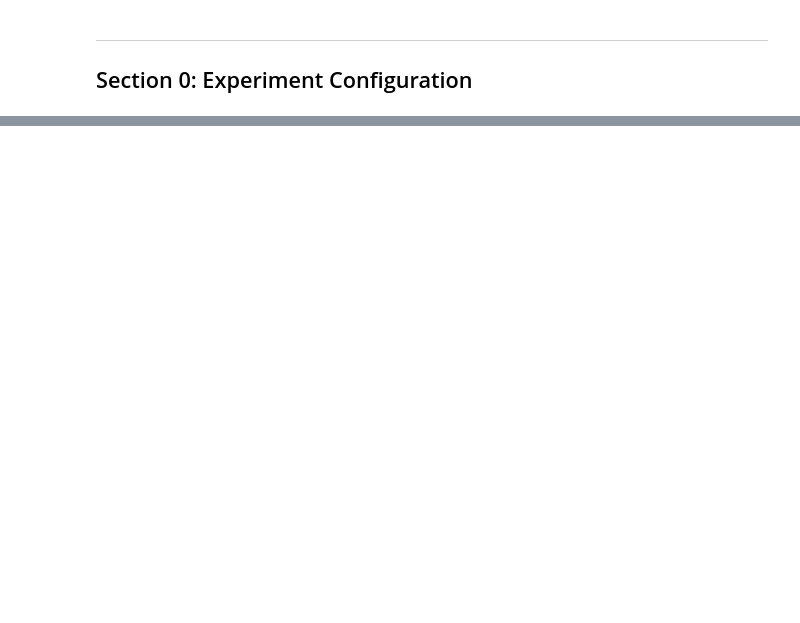
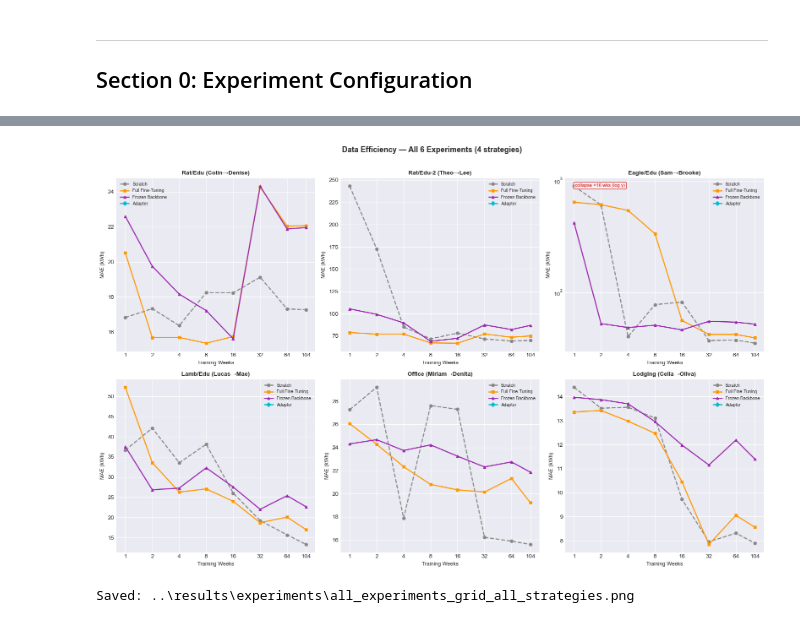
Before and after one commit to cdfelixj/energy-transfer-learning, a Jupyter notebook: notebooks/model_evaluation_analysis.ipynb, the cells around one changed output, grey strips where cells are left out. Cells and saved outputs as stored; diff of their text form; code cells hidden in the pictures; blank space fills up the shorter version.

```diff
--- a/notebooks/model_evaluation_analysis.ipynb
+++ b/notebooks/model_evaluation_analysis.ipynb
@@ -1948,0 +285,40 @@ else:
+# %%
+fig, axes = plt.subplots(2, 3, figsize=(16, 10))
+axes = axes.flatten()
+
+for i, exp in enumerate(EXP_LIST):
+    ax = axes[i]
+    for key in STRATEGY_KEYS:
+        df = de_data[exp][key]
+        if df is None:
+            continue
+        marker_ls, color = STRATEGY_STYLES[key]
+        ax.plot(df['weeks'], df['mae'], marker_ls, color=color,
+                lw=1.8, label=STRATEGY_LABELS[key], markersize=5)
+
+    ax.set_xscale('log')
+    ax.set_xticks(WEEKS)
+    ax.get_xaxis().set_major_formatter(mticker.ScalarFormatter())
+
+    if exp == 'eagle_education':
+        ax.set_yscale('log')
+        ax.annotate('collapse <16 wks (log y)',
+                    xy=(0.05, 0.97), xycoords='axes fraction', va='top',
+                    fontsize=8, color='#cc0000',
+                    bbox=dict(boxstyle='round,pad=0.3', fc='#fff3f3', ec='#cc0000', alpha=0.8))
+
+    ax.set_title(EXP_LABELS[exp], fontsize=10, fontweight='bold')
+    ax.set_xlabel('Training Weeks', fontsize=9)
+    ax.set_ylabel('MAE (kWh)', fontsize=9)
+    ax.legend(fontsize=7.5)
+
+plt.suptitle('Data Efficiency — All 6 Experiments (4 strategies)',
+             fontsize=13, fontweight='bold', y=1.01)
+plt.tight_layout()
+out = EXP_DIR / 'all_experiments_grid_all_strategies.png'
+plt.savefig(out, dpi=150, bbox_inches='tight')
+plt.show()
+print(f'Saved: {out}')
+# %% [output]
+[figure, added]
+Saved: ..\results\experiments\all_experiments_grid_all_strategies.png
```
Also changed, not shown: parts of 101 cells of this notebook, 59 other files.
